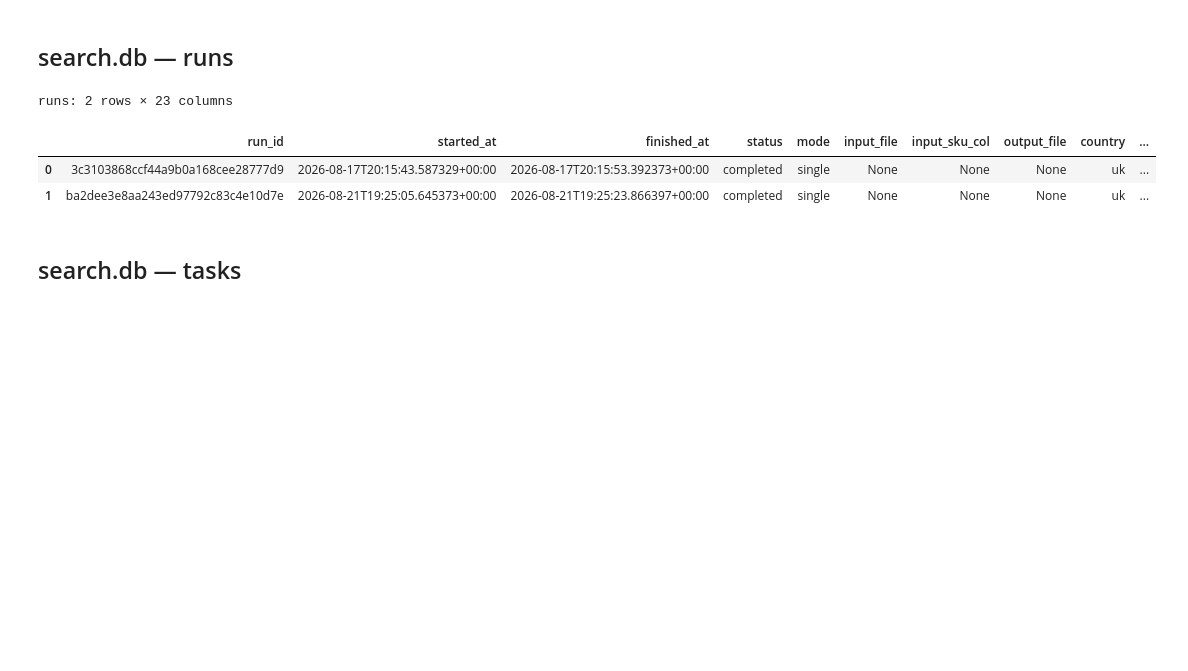
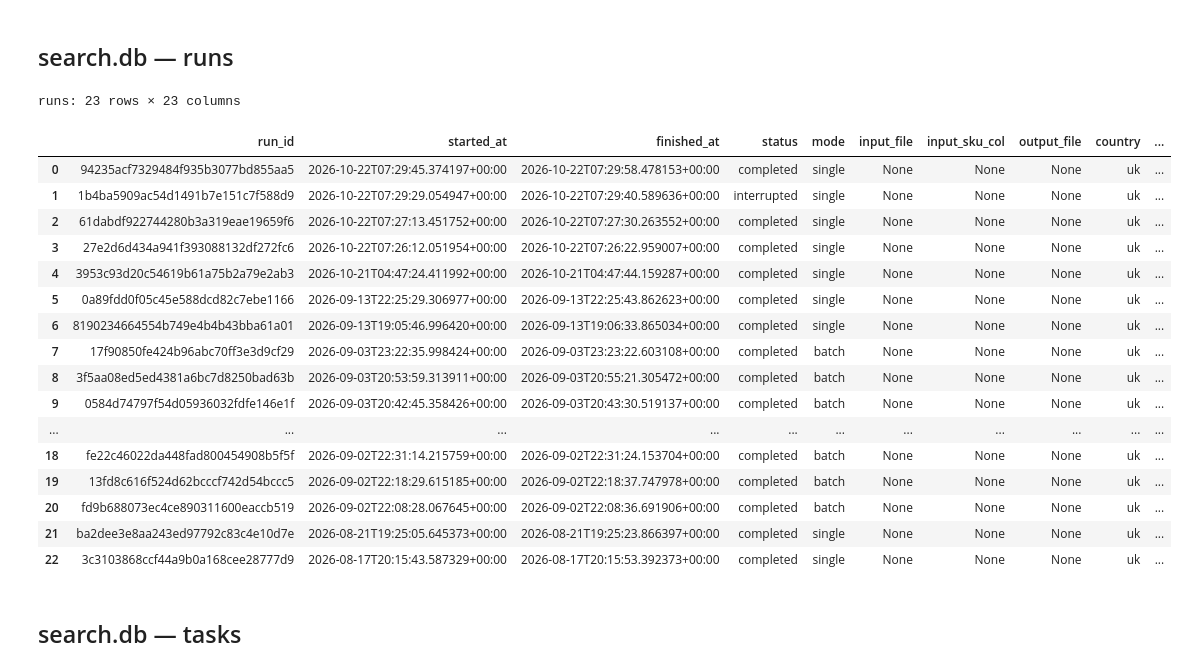
Before and after one commit to Kumoyyds/competitor_product_search, a Jupyter notebook: src/search/script/inspect_tables.ipynb, the cells around one changed output. Saved outputs shown, nothing was run; the diff lists cells and outputs as text; code cells hidden in the pictures; blank space fills up the shorter version.

```diff
--- a/src/search/script/inspect_tables.ipynb
+++ b/src/search/script/inspect_tables.ipynb
@@ -84,12 +84,26 @@ display(summary_df)
 # %% [markdown]
 ## search.db — runs
 # %%
-runs_df = show_query("runs", "SELECT * FROM runs", TRACE_CONN)
+runs_df = show_query("runs", "SELECT * FROM runs order by started_at DESC", TRACE_CONN)
 # %% [output]
-runs: 2 rows × 23 columns
+runs: 23 rows × 23 columns
 |  | run_id | started_at | finished_at | status | mode | input_file | input_sku_col | output_file | country | ... |
-| 0 | 3c3103868ccf44a9b0a168cee28777d9 | 2026-08-17T20:15:43.587329+00:00 | 2026-08-17T20:15:53.392373+00:00 | completed | single | None | None | None | uk | ... |
-| 1 | ba2dee3e8aa243ed97792c83c4e10d7e | 2026-08-21T19:25:05.645373+00:00 | 2026-08-21T19:25:23.866397+00:00 | completed | single | None | None | None | uk | ... |
+| 0 | 94235acf7329484f935b3077bd855aa5 | 2026-10-22T07:29:45.374197+00:00 | 2026-10-22T07:29:58.478153+00:00 | completed | single | None | None | None | uk | ... |
+| 1 | 1b4ba5909ac54d1491b7e151c7f588d9 | 2026-10-22T07:29:29.054947+00:00 | 2026-10-22T07:29:40.589636+00:00 | interrupted | single | None | None | None | uk | ... |
+| 2 | 61dabdf922744280b3a319eae19659f6 | 2026-10-22T07:27:13.451752+00:00 | 2026-10-22T07:27:30.263552+00:00 | completed | single | None | None | None | uk | ... |
+| 3 | 27e2d6d434a941f393088132df272fc6 | 2026-10-22T07:26:12.051954+00:00 | 2026-10-22T07:26:22.959007+00:00 | completed | single | None | None | None | uk | ... |
+| 4 | 3953c93d20c54619b61a75b2a79e2ab3 | 2026-10-21T04:47:24.411992+00:00 | 2026-10-21T04:47:44.159287+00:00 | completed | single | None | None | None | uk | ... |
+| 5 | 0a89fdd0f05c45e588dcd82c7ebe1166 | 2026-09-13T22:25:29.306977+00:00 | 2026-09-13T22:25:43.862623+00:00 | completed | single | None | None | None | uk | ... |
+| 6 | 8190234664554b749e4b4b43bba61a01 | 2026-09-13T19:05:46.996420+00:00 | 2026-09-13T19:06:33.865034+00:00 | completed | single | None | None | None | uk | ... |
+| 7 | 17f90850fe424b96abc70ff3e3d9cf29 | 2026-09-03T23:22:35.998424+00:00 | 2026-09-03T23:23:22.603108+00:00 | completed | batch | None | None | None | uk | ... |
+| 8 | 3f5aa08ed5ed4381a6bc7d8250bad63b | 2026-09-03T20:53:59.313911+00:00 | 2026-09-03T20:55:21.305472+00:00 | completed | batch | None | None | None | uk | ... |
+| 9 | 0584d74797f54d05936032fdfe146e1f | 2026-09-03T20:42:45.358426+00:00 | 2026-09-03T20:43:30.519137+00:00 | completed | batch | None | None | None | uk | ... |
+| ... | ... | ... | ... | ... | ... | ... | ... | ... | ... | ... |
+| 18 | fe22c46022da448fad800454908b5f5f | 2026-09-02T22:31:14.215759+00:00 | 2026-09-02T22:31:24.153704+00:00 | completed | batch | None | None | None | uk | ... |
+| 19 | 13fd8c616f524d62bcccf742d54bccc5 | 2026-09-02T22:18:29.615185+00:00 | 2026-09-02T22:18:37.747978+00:00 | completed | batch | None | None | None | uk | ... |
+| 20 | fd9b688073ec4ce890311600eaccb519 | 2026-09-02T22:08:28.067645+00:00 | 2026-09-02T22:08:36.691906+00:00 | completed | batch | None | None | None | uk | ... |
+| 21 | ba2dee3e8aa243ed97792c83c4e10d7e | 2026-08-21T19:25:05.645373+00:00 | 2026-08-21T19:25:23.866397+00:00 | completed | single | None | None | None | uk | ... |
+| 22 | 3c3103868ccf44a9b0a168cee28777d9 | 2026-08-17T20:15:43.587329+00:00 | 2026-08-17T20:15:53.392373+00:00 | completed | single | None | None | None | uk | ... |
 # %% [markdown]
 ## search.db — tasks
 # %%
```
Also changed, not shown: parts of 6 cells of this notebook, 34 other files.
